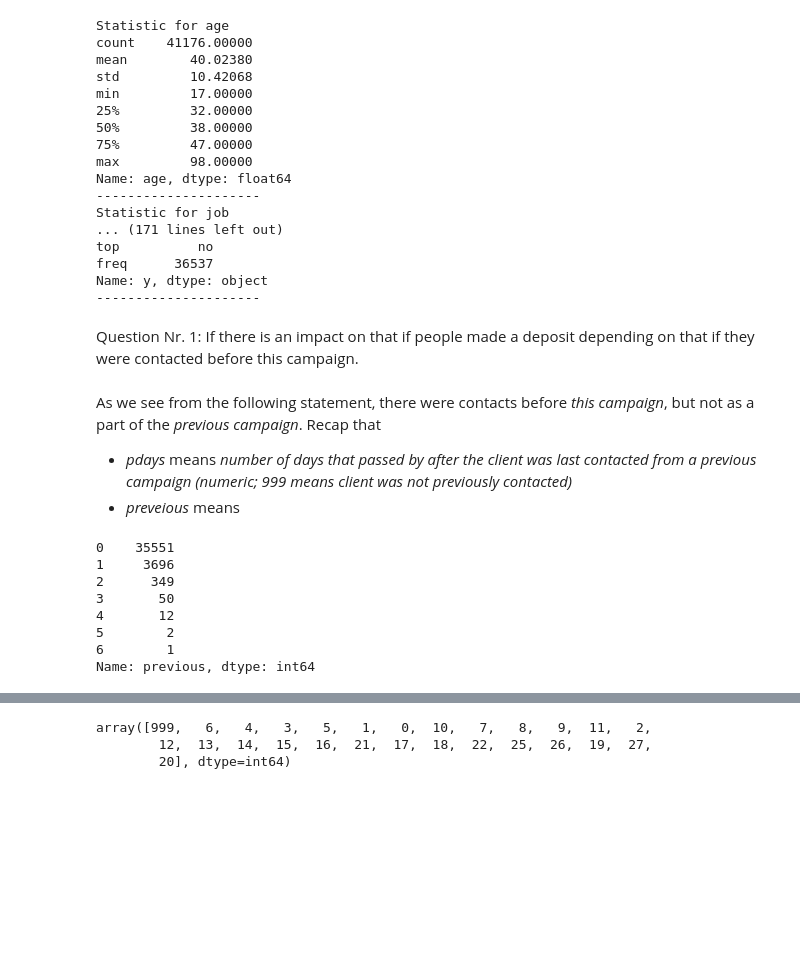
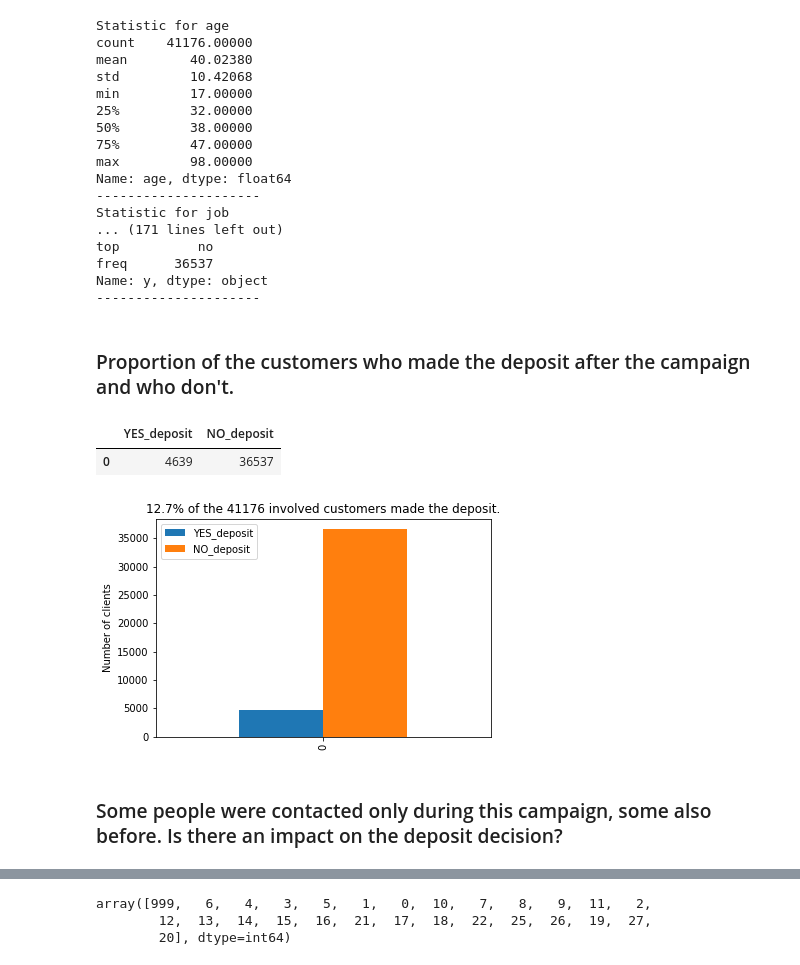
Before and after one commit to o-sapov/data_science_course-mlgraz, a Jupyter notebook: notebooks/eda.ipynb, the cells around one changed output, grey strips where cells are left out. Drawn from its saved outputs; the diff is of its cells as text; code cells hidden in the pictures; blank space fills up the shorter version.

Commit message:
task 'proportion of the customers...'

```diff
--- a/notebooks/eda.ipynb
+++ b/notebooks/eda.ipynb
@@ -61,20 +64,32 @@ top          no
 freq      36537
 Name: y, dtype: object
 ---------------------
-# %% [markdown]
-Question Nr. 1: If there is an impact on that if people made a deposit depending on that if they were contacted before this campaign.
-# %% [markdown]
-As we see from the following statement, there were contacts before *this campaign*, but not as a part of the *previous campaign*. Recap that
-- _pdays_ means _number of days that passed by after the client was last contacted from a previous campaign (numeric; 999 means client was not previously contacted)_
-- _preveious_ means
-# %%
-df[df.pdays == 999].previous.value_counts()
-# %% [output]
-0    35551
-1     3696
-2      349
-3       50
-4       12
-5        2
-6        1
-Name: previous, dtype: int64
+# %% [markdown]
+### Proportion of the customers who made the deposit after the campaign and who don\'t.
+# %%
+#count the values for 'yes' and 'no'
+yes = df[df.y == 1].y.value_counts().tolist()
+no = df[df.y == 0].y.value_counts().tolist()
+# %%
+#create a new temporary data frame
+data= {'YES_deposit': yes, 'NO_deposit': no}
+yes_no = pd.DataFrame(data, columns = ['YES_deposit', 'NO_deposit'])
+yes_no
+# %% [output]
+|  | YES_deposit | NO_deposit |
+| 0 | 4639 | 36537 |
+# %%
+#calcucalte few vars for the bar
+efficiency = (yes[0]/no[0]) * 100
+efficiency_rounded = round(efficiency, 2)
+customers_involved  = df.shape[0]
+# %%
+#plot a bar
+yes_no.plot(kind="bar")
+plt.title('{}% of the {} involved customers made the deposit.'.format(efficiency_rounded,customers_involved))
+plt.ylabel('Number of clients')
+plt.show();
+# %% [output]
+[figure, added]
+# %% [markdown]
+### Some people were contacted only during this campaign, some also before. Is there an impact on the deposit decision?
```
Also changed, not shown: parts of 5 cells of this notebook.
